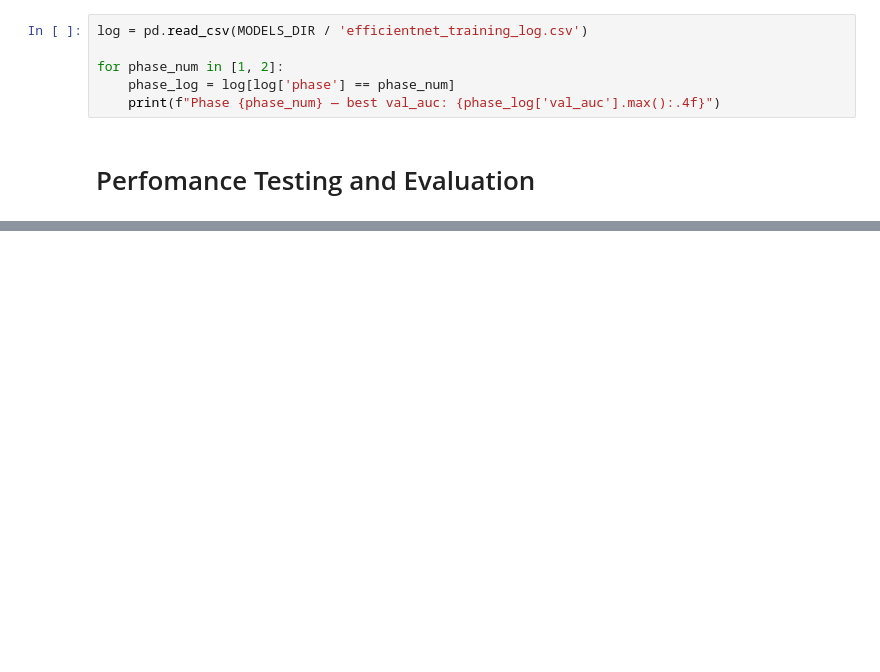
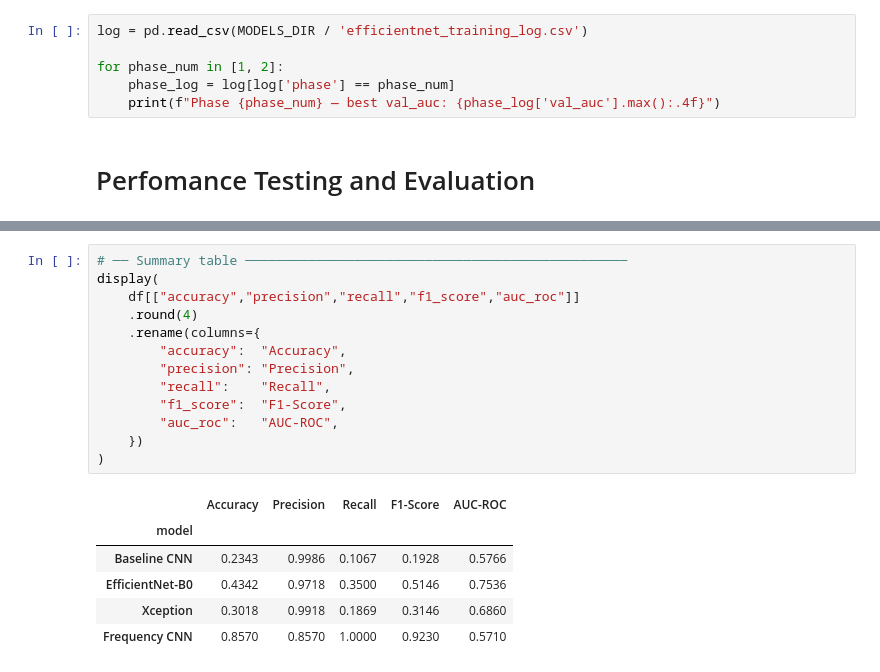
Before and after one commit to TNKAAG/deepfake-detection, a Jupyter notebook: src/notebooks/main.ipynb, the cells around one changed output, grey strips where cells are left out. Drawn from its saved outputs; the diff is of its cells as text; blank space fills up the shorter version.

```diff
--- a/src/notebooks/main.ipynb
+++ b/src/notebooks/main.ipynb
@@ -423,0 +461,20 @@ plt.show()
+# %%
+# ── Summary table ─────────────────────────────────────────────────
+display(
+    df[["accuracy","precision","recall","f1_score","auc_roc"]]
+    .round(4)
+    .rename(columns={
+        "accuracy":  "Accuracy",
+        "precision": "Precision",
+        "recall":    "Recall",
+        "f1_score":  "F1-Score",
+        "auc_roc":   "AUC-ROC",
+    })
+)
+# %% [output]
+|  | Accuracy | Precision | Recall | F1-Score | AUC-ROC |
+| model |  |  |  |  |  |
+| Baseline CNN | 0.2343 | 0.9986 | 0.1067 | 0.1928 | 0.5766 |
+| EfficientNet-B0 | 0.4342 | 0.9718 | 0.3500 | 0.5146 | 0.7536 |
+| Xception | 0.3018 | 0.9918 | 0.1869 | 0.3146 | 0.6860 |
+| Frequency CNN | 0.8570 | 0.8570 | 1.0000 | 0.9230 | 0.5710 |
```
Also changed, not shown: parts of 3 cells of this notebook, 1 other file.
